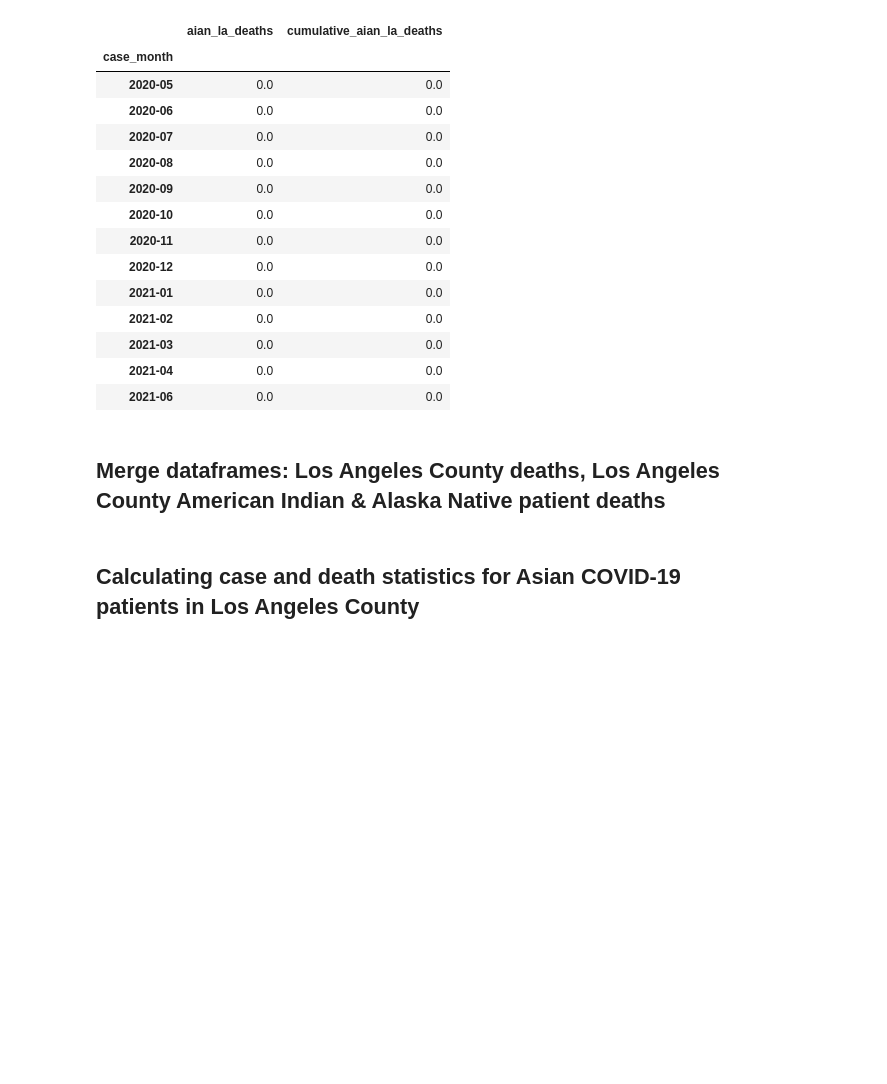
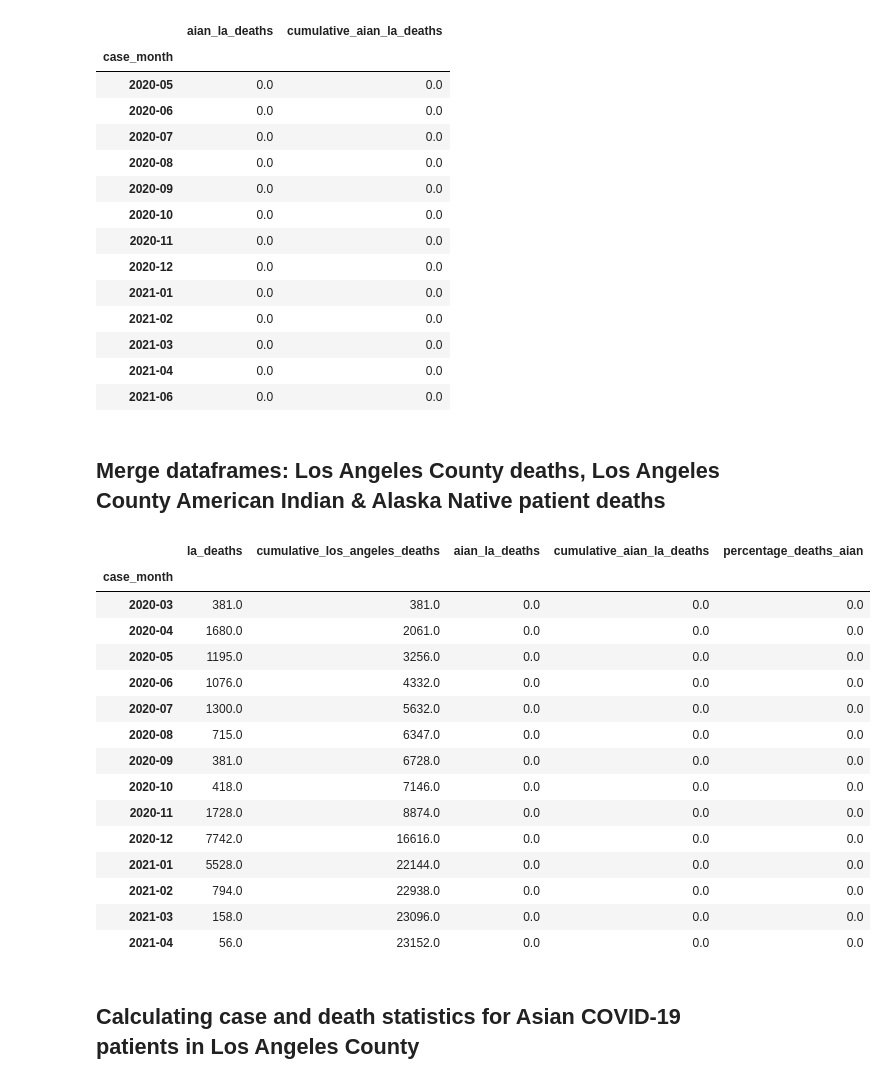
Before and after one commit to kevogil/covid-analysis, a Jupyter notebook: Notebooks/Analysis_And_Visualizations/percentage_deaths_vs_population_percentage.ipynb, the cells around one changed output. Drawn from its saved outputs; the diff is of its cells as text; code cells hidden in the pictures; blank space fills up the shorter version.

```diff
--- a/Notebooks/Analysis_And_Visualizations/percentage_deaths_vs_population_percentage.ipynb
+++ b/Notebooks/Analysis_And_Visualizations/percentage_deaths_vs_population_percentage.ipynb
@@ -183,22 +186,45 @@ Reported American Indian & Alaska Native Los Angeles Cases: 4599 | Reported Amer
 # %%
 # Merge Los Angeles County deaths and Los Angeles County AIAN patient deaths dataframes
 los_angeles_and_aian_deaths_df = pd.DataFrame(los_angeles_deaths_by_month_df.merge(right=aian_los_angeles_deaths_by_month_df,
                                      how="outer",
                                      on="case_month"))
+
+# Make dates uniform across dataframes
+los_angeles_and_aian_deaths_df = pd.DataFrame(los_angeles_and_aian_deaths_df.truncate(after=last_row))
 
 # Fill NaN values for cumulative AIAN patient deaths
 los_angeles_and_aian_deaths_df["cumulative_aian_la_deaths"].fillna(method='ffill', inplace=True)
 
 # Calculate the percentage of Los Angeles County deaths were AIAN patients
 cumulative_los_angeles_deaths_series = los_angeles_and_aian_deaths_df["cumulative_los_angeles_deaths"]
 cumulative_aian_la_deaths_series = los_angeles_and_aian_deaths_df["cumulative_aian_la_deaths"]
 percentage_deaths_aian_los_angeles = round((cumulative_aian_la_deaths_series / cumulative_los_angeles_deaths_series) * 100, 2)
 
 # Add the percenage of AIAN patient deaths to dataframe
 los_angeles_and_aian_deaths_df["percentage_deaths_aian"] = percentage_deaths_aian_los_angeles
 
+# Fill NaN values with 0
+los_angeles_and_aian_deaths_df = pd.DataFrame(los_angeles_and_aian_deaths_df.fillna(value=0))
+
 # Display dataframe
 los_angeles_and_aian_deaths_df
+# %% [output]
+|  | la_deaths | cumulative_los_angeles_deaths | aian_la_deaths | cumulative_aian_la_deaths | percentage_deaths_aian |
+| case_month |  |  |  |  |  |
+| 2020-03 | 381.0 | 381.0 | 0.0 | 0.0 | 0.0 |
+| 2020-04 | 1680.0 | 2061.0 | 0.0 | 0.0 | 0.0 |
+| 2020-05 | 1195.0 | 3256.0 | 0.0 | 0.0 | 0.0 |
+| 2020-06 | 1076.0 | 4332.0 | 0.0 | 0.0 | 0.0 |
+| 2020-07 | 1300.0 | 5632.0 | 0.0 | 0.0 | 0.0 |
+| 2020-08 | 715.0 | 6347.0 | 0.0 | 0.0 | 0.0 |
+| 2020-09 | 381.0 | 6728.0 | 0.0 | 0.0 | 0.0 |
+| 2020-10 | 418.0 | 7146.0 | 0.0 | 0.0 | 0.0 |
+| 2020-11 | 1728.0 | 8874.0 | 0.0 | 0.0 | 0.0 |
+| 2020-12 | 7742.0 | 16616.0 | 0.0 | 0.0 | 0.0 |
+| 2021-01 | 5528.0 | 22144.0 | 0.0 | 0.0 | 0.0 |
+| 2021-02 | 794.0 | 22938.0 | 0.0 | 0.0 | 0.0 |
+| 2021-03 | 158.0 | 23096.0 | 0.0 | 0.0 | 0.0 |
+| 2021-04 | 56.0 | 23152.0 | 0.0 | 0.0 | 0.0 |
 # %% [markdown]
 ## Calculating case and death statistics for Asian COVID-19 patients in Los Angeles County
 # %%
```
Also changed, not shown: parts of 22 cells of this notebook.
